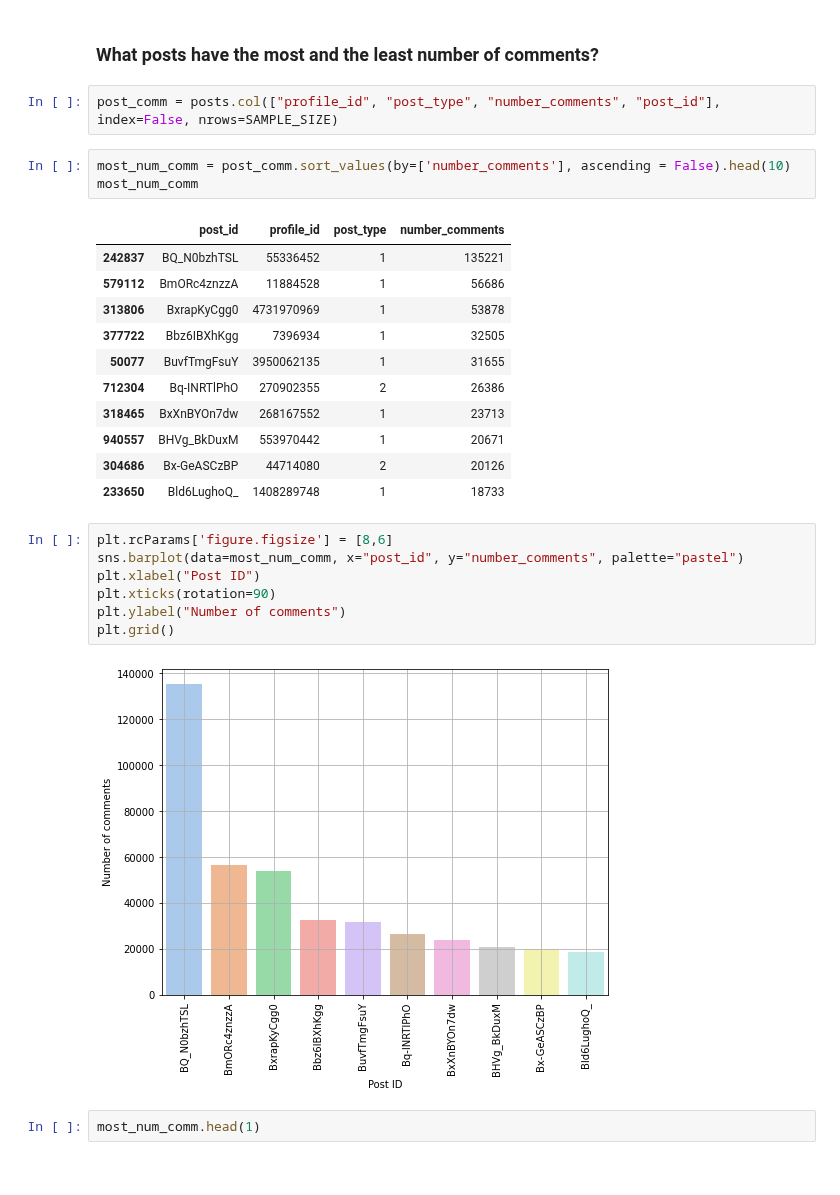
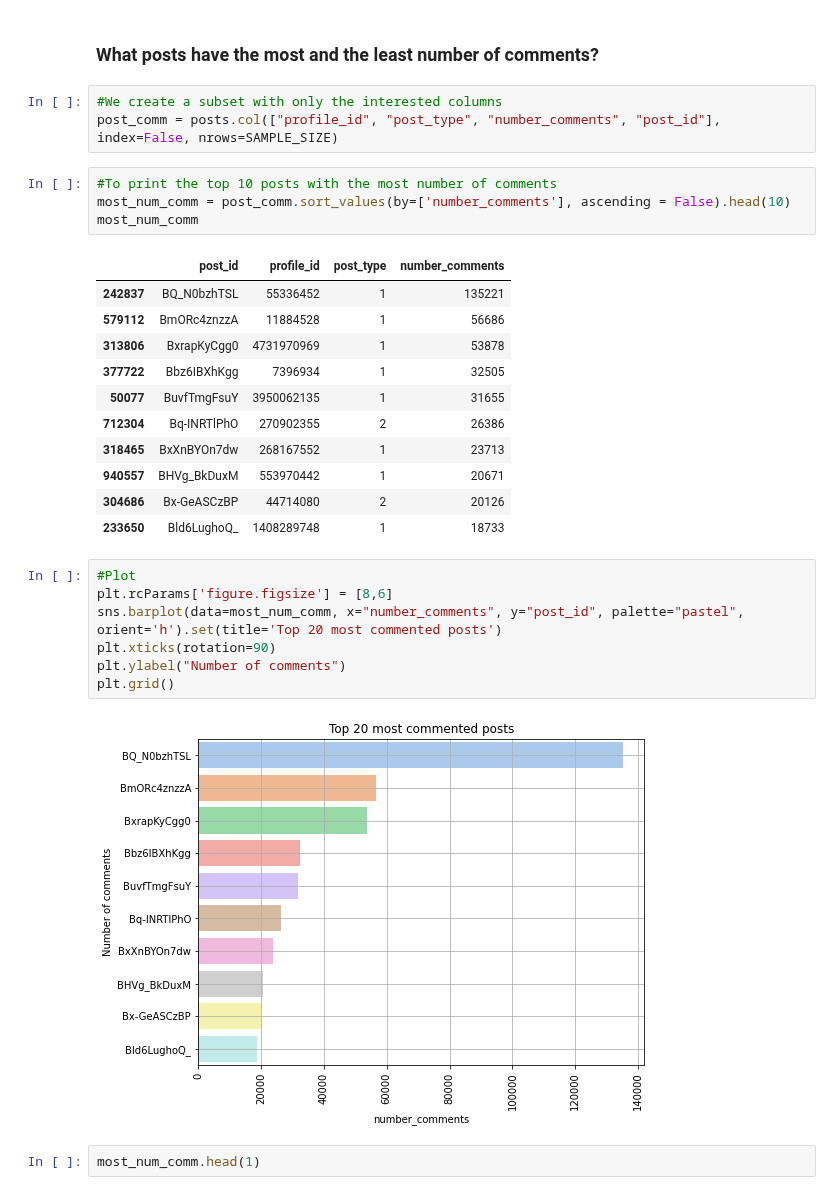
Before and after one commit to Prot10/ADM_HW_2, a Jupyter notebook: adm-carolina.ipynb, the cells around one changed output. Saved outputs shown, nothing was run; the diff lists cells and outputs as text.

```diff
--- a/adm-carolina.ipynb
+++ b/adm-carolina.ipynb
@@ -240,8 +243,10 @@ plt.grid()
 # %% [markdown]
 ### What posts have the most and the least number of comments?
 # %%
+#We create a subset with only the interested columns
 post_comm = posts.col(["profile_id", "post_type", "number_comments", "post_id"], index=False, nrows=SAMPLE_SIZE)
 # %%
+#To print the top 10 posts with the most number of comments
 most_num_comm = post_comm.sort_values(by=['number_comments'], ascending = False).head(10)
 most_num_comm
 # %% [output]
@@ -257,14 +262,14 @@ most_num_comm
 | 304686 | Bx-GeASCzBP | 44714080 | 2 | 20126 |
 | 233650 | Bld6LughoQ_ | 1408289748 | 1 | 18733 |
 # %%
+#Plot
 plt.rcParams['figure.figsize'] = [8,6]
-sns.barplot(data=most_num_comm, x="post_id", y="number_comments", palette="pastel")
-plt.xlabel("Post ID")
+sns.barplot(data=most_num_comm, x="number_comments", y="post_id", palette="pastel", orient='h').set(title='Top 20 most commented posts')
 plt.xticks(rotation=90)
 plt.ylabel("Number of comments")
 plt.grid()
 # %% [output]
-[figure, old version]
+[figure, new version]
 # %%
 most_num_comm.head(1)
 # %% [output]
```
Also changed, not shown: parts of 24 cells of this notebook.
